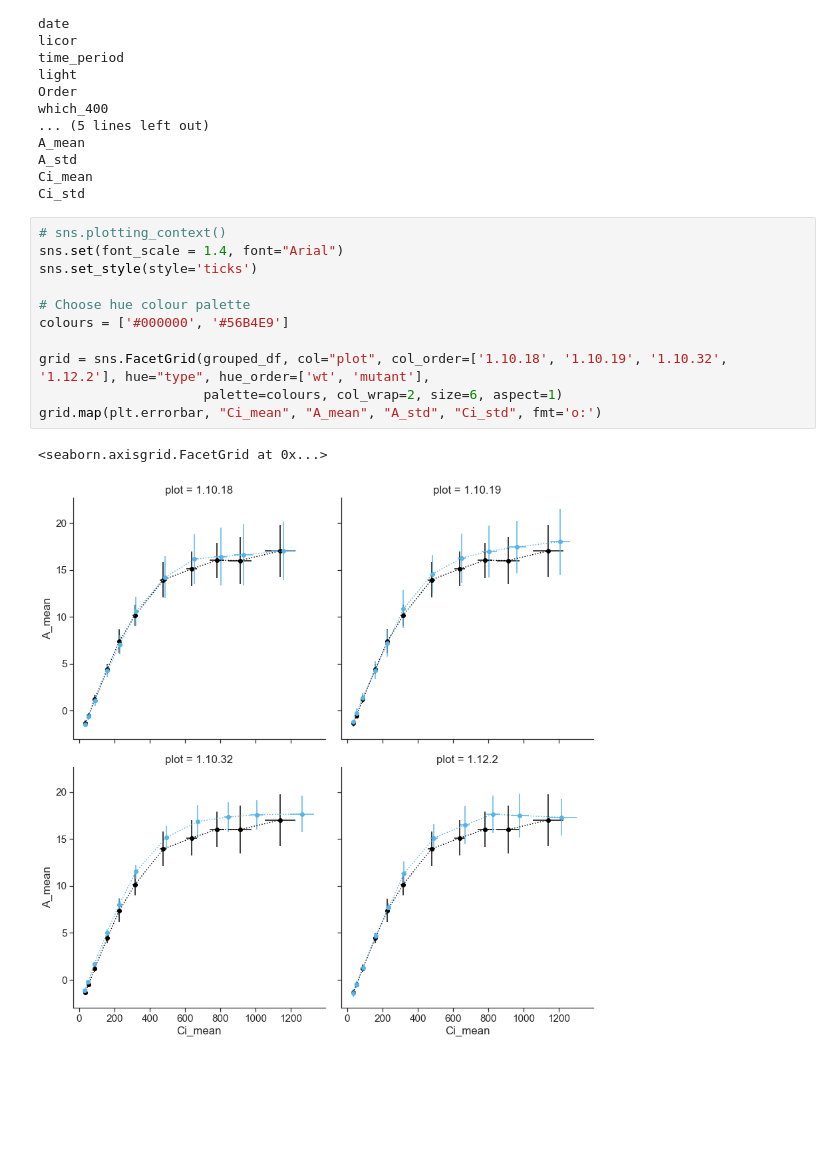
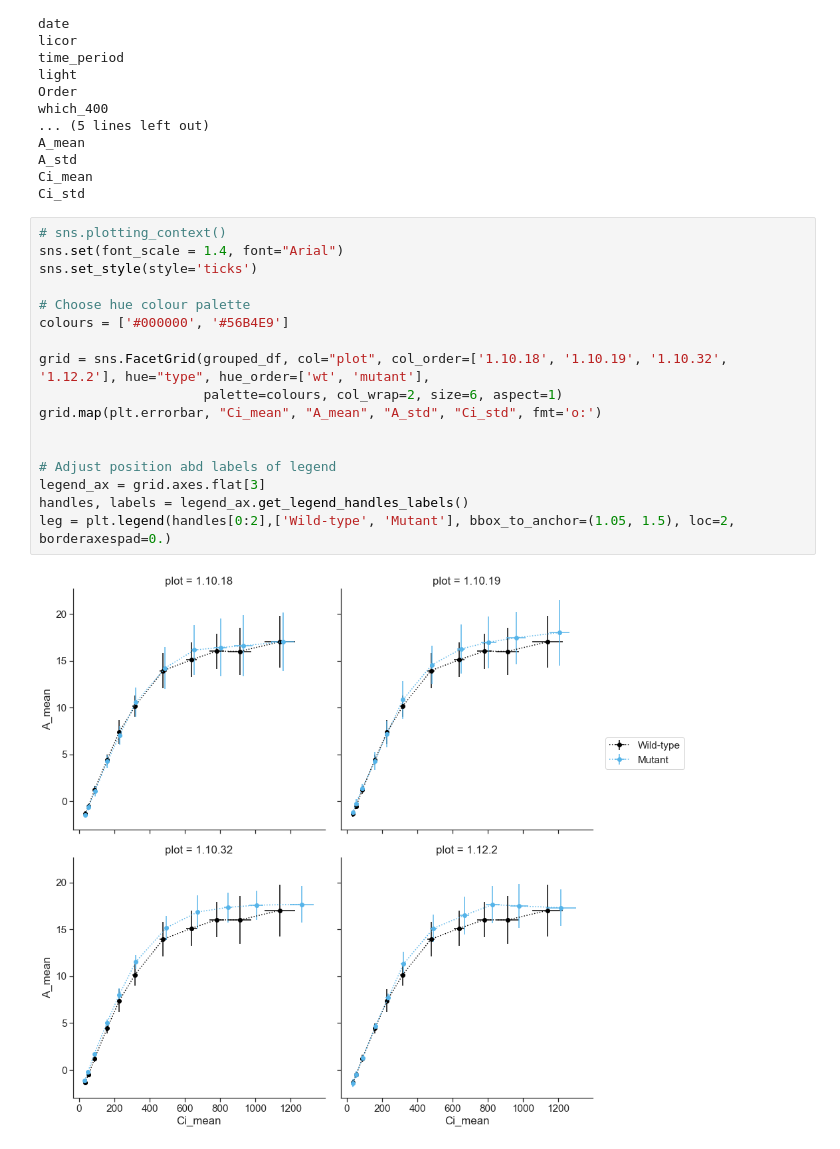
Before and after one commit to RonaCostello/Thesis, a Jupyter notebook: plots/chapter3_ACi_curves.ipynb, the cells around one changed output. Saved outputs shown, nothing was run; the diff lists cells and outputs as text; blank space fills up the shorter version.

Commit message:
Add legend to last indexed ax in plot

```diff
--- a/plots/chapter3_ACi_curves.ipynb
+++ b/plots/chapter3_ACi_curves.ipynb
@@ -41,14 +41,19 @@ Ci_std
 # %%
 # sns.plotting_context()
 sns.set(font_scale = 1.4, font="Arial")
 sns.set_style(style='ticks')
 
 # Choose hue colour palette
 colours = ['#000000', '#56B4E9']
 
 grid = sns.FacetGrid(grouped_df, col="plot", col_order=['1.10.18', '1.10.19', '1.10.32', '1.12.2'], hue="type", hue_order=['wt', 'mutant'],
                      palette=colours, col_wrap=2, size=6, aspect=1)
 grid.map(plt.errorbar, "Ci_mean", "A_mean", "A_std", "Ci_std", fmt='o:')
+
+
+# Adjust position abd labels of legend
+legend_ax = grid.axes.flat[3]
+handles, labels = legend_ax.get_legend_handles_labels()
+leg = plt.legend(handles[0:2],['Wild-type', 'Mutant'], bbox_to_anchor=(1.05, 1.5), loc=2, borderaxespad=0.)
 # %% [output]
-<seaborn.axisgrid.FacetGrid at 0x...>
-[figure, old version]
+[figure, new version]
```
